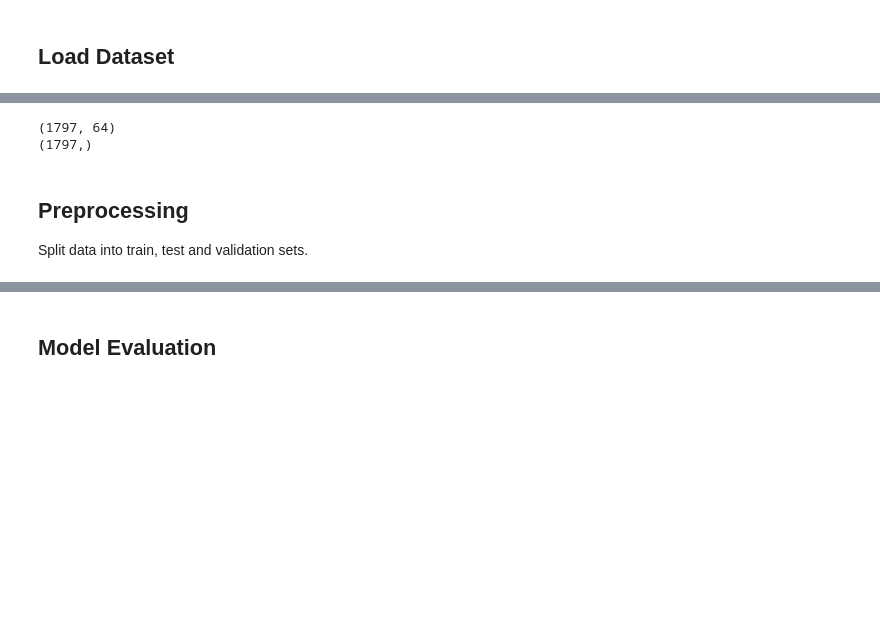
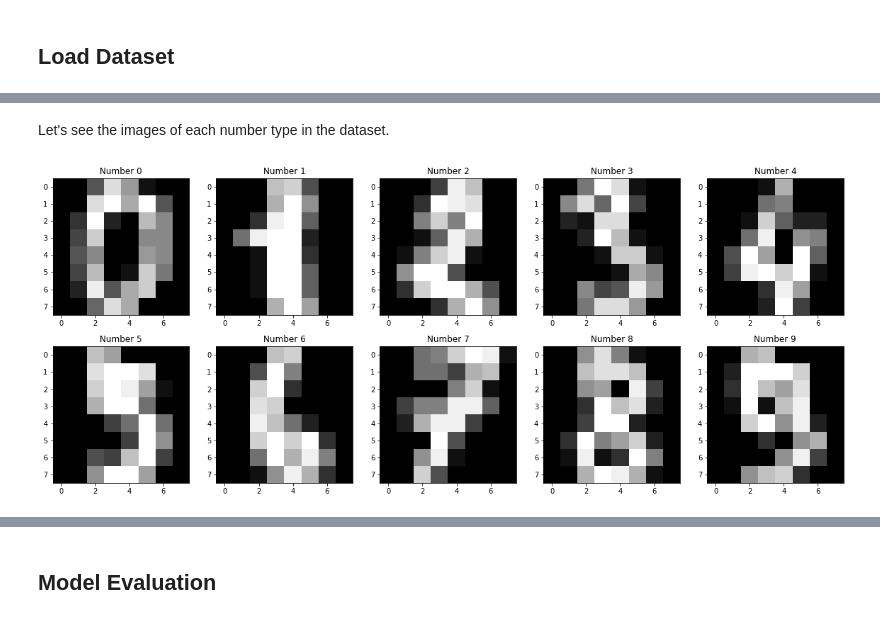
Before and after one commit to theiyobosa/mnist-dataset-classification, a Jupyter notebook: train.ipynb, the cells around one changed output, grey strips where cells are left out. Drawn from its saved outputs; the diff is of its cells as text; code cells hidden in the pictures; blank space fills up the shorter version.

```diff
--- a/train.ipynb
+++ b/train.ipynb
@@ -15,0 +24,2 @@ mnist = load_digits()
+# %%
+X, y = load_digits(return_X_y=True)
@@ -16 +34,3 @@ mnist = load_digits()
+# %%
+X = X.reshape((-1, 8, 8)) / 16
 # %% [markdown]
@@ -34,13 +37,0 @@ array([ 0.,  0.,  5., 13.,  9.,  1.,  0.,  0.,  0.,  0., 13., 15., 10.,
-# %%
-print(mnist['data'].shape)
-print(mnist['target'].shape)
-# %% [output]
-(1797, 64)
-(1797,)
-# %% [markdown]
-<h2>Preprocessing</h2>
-
-Split data into train, test and validation sets.
-# %%
-X = mnist['data']
-y = mnist['target']
@@ -50,0 +38,15 @@ X_test, X_validation, y_test, y_validation = train_test_split(X_test_validation,
+# %% [markdown]
+Let's see the images of each number type in the dataset.
+# %%
+fig, ax = plt.subplots(figsize=(20, 8), ncols=5, nrows=2)
+
+i = 0
+for row in range(2):
+    for col in range(5):
+        index = np.where(y == i)[0][0]
+        ax[row][col].imshow(X[index].reshape((8,8)), cmap='gray')
+        ax[row][col].set_title(f'Number {i}')
+
+        i += 1
+# %% [output]
+[figure, added]
```
Also changed, not shown: parts of 31 cells of this notebook, 1 other file.
